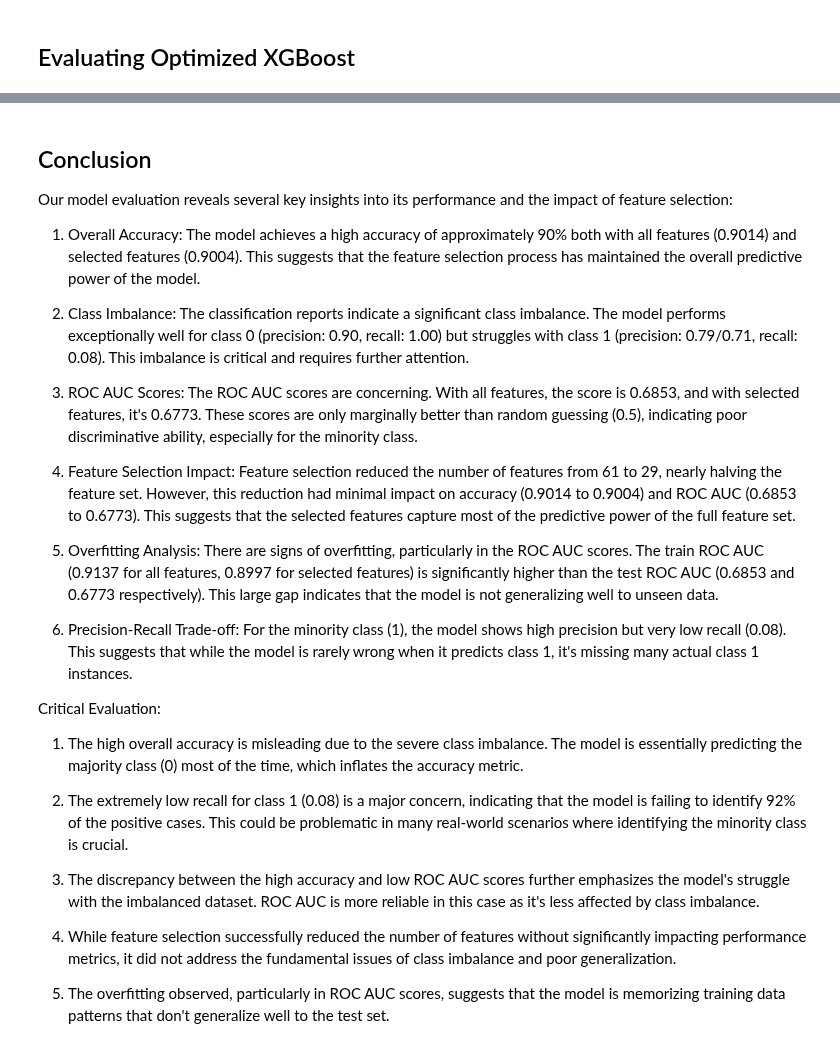
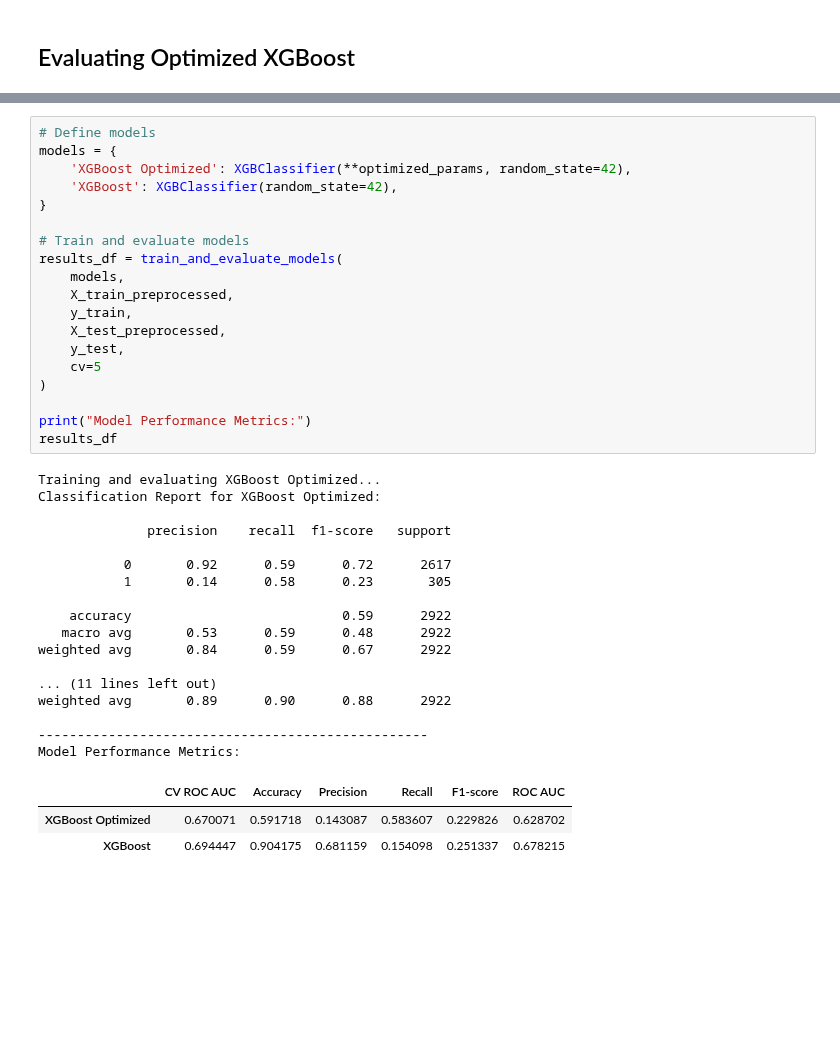
Before and after one commit to ramdhanhdy/DS_Project, a Jupyter notebook: BCG_DataScience_VI/Task4_Modeling.ipynb, the cells around one changed output, grey strips where cells are left out. Saved outputs shown, nothing was run; the diff lists cells and outputs as text; blank space fills up the shorter version.

```diff
--- a/BCG_DataScience_VI/Task4_Modeling.ipynb
+++ b/BCG_DataScience_VI/Task4_Modeling.ipynb
@@ -622,34 +548,40 @@ ROC AUC: All=0.6853, Selected=0.6773
-# %% [markdown]
-## Conclusion
-
-
-Our model evaluation reveals several key insights into its performance and the impact of feature selection:
-
-1. Overall Accuracy:
-   The model achieves a high accuracy of approximately 90% both with all features (0.9014) and selected features (0.9004). This suggests that the feature selection process has maintained the overall predictive power of the model.
-
-2. Class Imbalance:
-   The classification reports indicate a significant class imbalance. The model performs exceptionally well for class 0 (precision: 0.90, recall: 1.00) but struggles with class 1 (precision: 0.79/0.71, recall: 0.08). This imbalance is critical and requires further attention.
-
-3. ROC AUC Scores:
-   The ROC AUC scores are concerning. With all features, the score is 0.6853, and with selected features, it's 0.6773. These scores are only marginally better than random guessing (0.5), indicating poor discriminative ability, especially for the minority class.
-
-4. Feature Selection Impact:
-   Feature selection reduced the number of features from 61 to 29, nearly halving the feature set. However, this reduction had minimal impact on accuracy (0.9014 to 0.9004) and ROC AUC (0.6853 to 0.6773). This suggests that the selected features capture most of the predictive power of the full feature set.
-
-5. Overfitting Analysis:
-   There are signs of overfitting, particularly in the ROC AUC scores. The train ROC AUC (0.9137 for all features, 0.8997 for selected features) is significantly higher than the test ROC AUC (0.6853 and 0.6773 respectively). This large gap indicates that the model is not generalizing well to unseen data.
-
-6. Precision-Recall Trade-off:
-   For the minority class (1), the model shows high precision but very low recall (0.08). This suggests that while the model is rarely wrong when it predicts class 1, it's missing many actual class 1 instances.
-
-Critical Evaluation:
-1. The high overall accuracy is misleading due to the severe class imbalance. The model is essentially predicting the majority class (0) most of the time, which inflates the accuracy metric.
-
-2. The extremely low recall for class 1 (0.08) is a major concern, indicating that the model is failing to identify 92% of the positive cases. This could be problematic in many real-world scenarios where identifying the minority class is crucial.
-
-3. The discrepancy between the high accuracy and low ROC AUC scores further emphasizes the model's struggle with the imbalanced dataset. ROC AUC is more reliable in this case as it's less affected by class imbalance.
-
-4. While feature selection successfully reduced the number of features without significantly impacting performance metrics, it did not address the fundamental issues of class imbalance and poor generalization.
-
-5. The overfitting observed, particularly in ROC AUC scores, suggests that the model is memorizing training data patterns that don't generalize well to the test set.
+# %%
+# Define models
+models = {
+    'XGBoost Optimized': XGBClassifier(**optimized_params, random_state=42),
+    'XGBoost': XGBClassifier(random_state=42),
+}
+
+# Train and evaluate models
+results_df = train_and_evaluate_models(
+    models,
+    X_train_preprocessed,
+    y_train,
+    X_test_preprocessed,
+    y_test,
+    cv=5
+)
+
+print("Model Performance Metrics:")
+results_df
+# %% [output]
+Training and evaluating XGBoost Optimized...
+Classification Report for XGBoost Optimized:
+
+              precision    recall  f1-score   support
+
+           0       0.92      0.59      0.72      2617
+           1       0.14      0.58      0.23       305
+
+    accuracy                           0.59      2922
+   macro avg       0.53      0.59      0.48      2922
+weighted avg       0.84      0.59      0.67      2922
+
+... (11 lines left out)
+weighted avg       0.89      0.90      0.88      2922
+
+--------------------------------------------------
+Model Performance Metrics:
+|  | CV ROC AUC | Accuracy | Precision | Recall | F1-score | ROC AUC |
+| XGBoost Optimized | 0.670071 | 0.591718 | 0.143087 | 0.583607 | 0.229826 | 0.628702 |
+| XGBoost | 0.694447 | 0.904175 | 0.681159 | 0.154098 | 0.251337 | 0.678215 |
```
Also changed, not shown: parts of 40 cells of this notebook, 8 other files.
